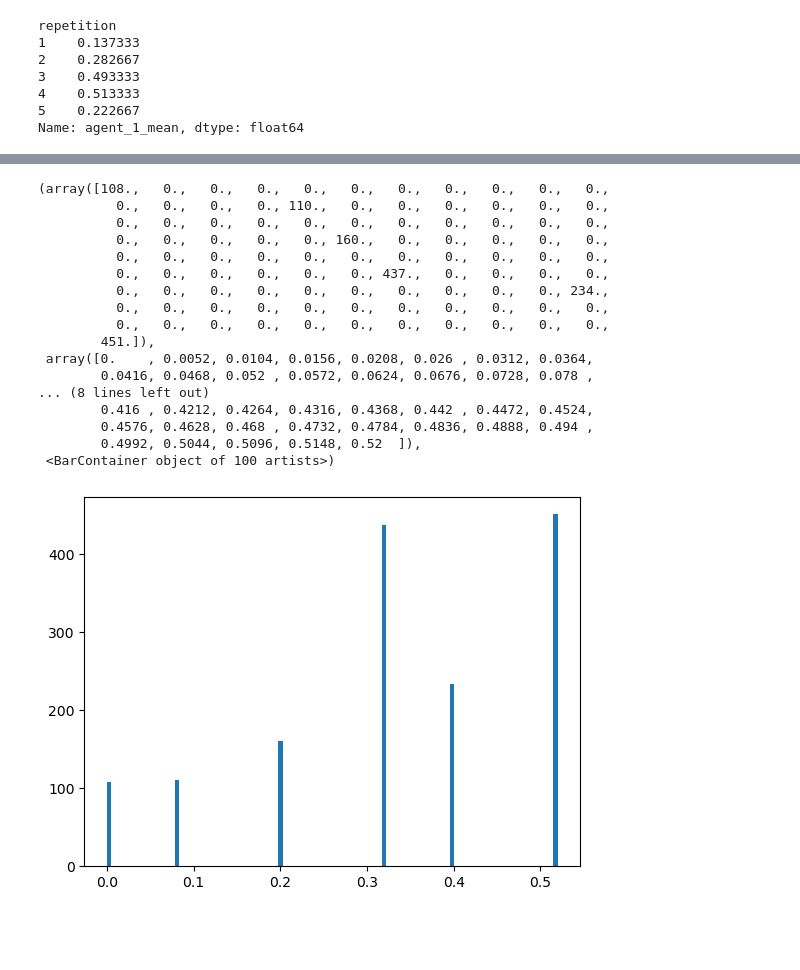
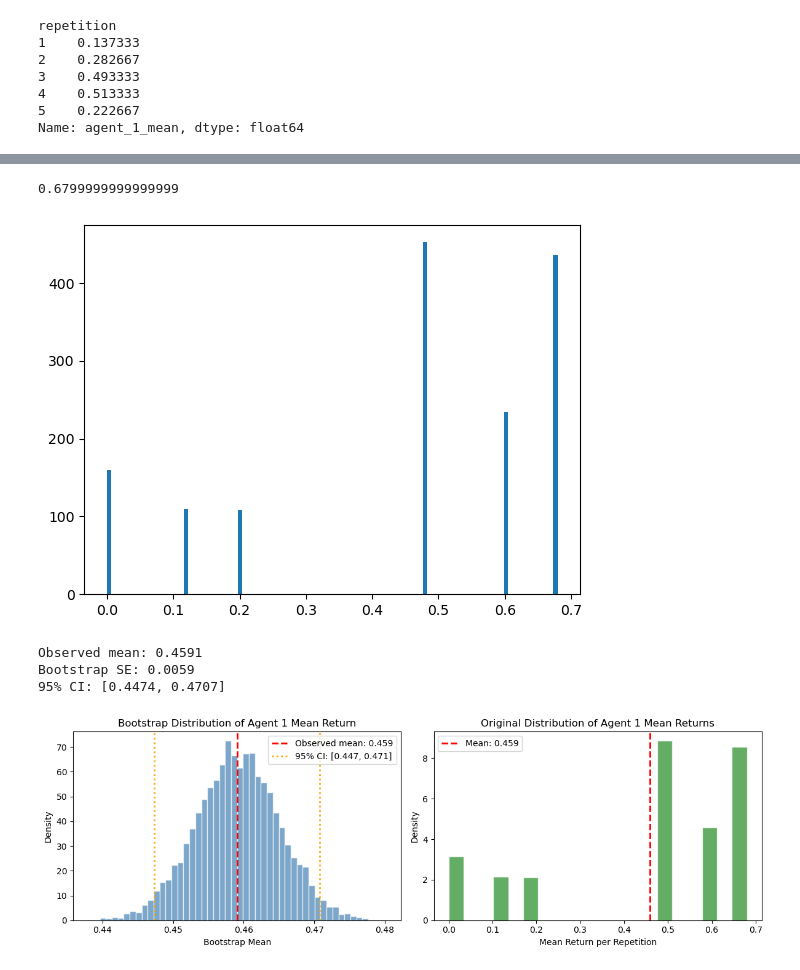
Before and after one commit to mbrochlips/marl, a Jupyter notebook: tabular_marl/output/statistics_v2.ipynb, the cells around one changed output, grey strips where cells are left out. Drawn from its saved outputs; the diff is of its cells as text; code cells hidden in the pictures; blank space fills up the shorter version.

```diff
--- a/tabular_marl/output/statistics_v2.ipynb
+++ b/tabular_marl/output/statistics_v2.ipynb
@@ -132,23 +120,14 @@ Bootstrap SE: 0.0161
 # %%
-a1_returns = [_to_list(l) for l in df_rep["agent_1_returns"].values]
+a1_returns = [_to_list(l) for l in df_1["agent_1_returns"].values]
 all_a1_returns = np.asarray(a1_returns).flatten()
 plt.hist(all_a1_returns, bins=100)
 # %% [output]
-(array([108.,   0.,   0.,   0.,   0.,   0.,   0.,   0.,   0.,   0.,   0.,
-          0.,   0.,   0.,   0., 110.,   0.,   0.,   0.,   0.,   0.,   0.,
-          0.,   0.,   0.,   0.,   0.,   0.,   0.,   0.,   0.,   0.,   0.,
-          0.,   0.,   0.,   0.,   0., 160.,   0.,   0.,   0.,   0.,   0.,
-          0.,   0.,   0.,   0.,   0.,   0.,   0.,   0.,   0.,   0.,   0.,
-          0.,   0.,   0.,   0.,   0.,   0., 437.,   0.,   0.,   0.,   0.,
-          0.,   0.,   0.,   0.,   0.,   0.,   0.,   0.,   0.,   0., 234.,
-          0.,   0.,   0.,   0.,   0.,   0.,   0.,   0.,   0.,   0.,   0.,
-          0.,   0.,   0.,   0.,   0.,   0.,   0.,   0.,   0.,   0.,   0.,
-        451.]),
- array([0.    , 0.0052, 0.0104, 0.0156, 0.0208, 0.026 , 0.0312, 0.0364,
-        0.0416, 0.0468, 0.052 , 0.0572, 0.0624, 0.0676, 0.0728, 0.078 ,
-... (8 lines left out)
-        0.416 , 0.4212, 0.4264, 0.4316, 0.4368, 0.442 , 0.4472, 0.4524,
-        0.4576, 0.4628, 0.468 , 0.4732, 0.4784, 0.4836, 0.4888, 0.494 ,
-        0.4992, 0.5044, 0.5096, 0.5148, 0.52  ]),
- <BarContainer object of 100 artists>)
+0.6799999999999999
-[figure, old version]
+[figure, new version]
+# %%
+hist_result(all_a1_returns)
+# %% [output]
+Observed mean: 0.4591
+Bootstrap SE: 0.0059
+95% CI: [0.4474, 0.4707]
+[figure, added]
```
Also changed, not shown: parts of 10 cells of this notebook, 3 other files.
